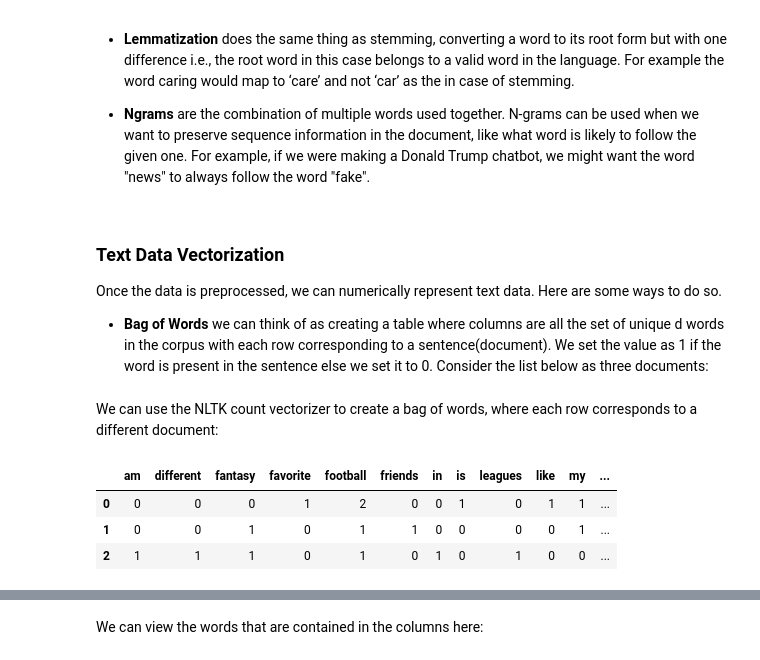
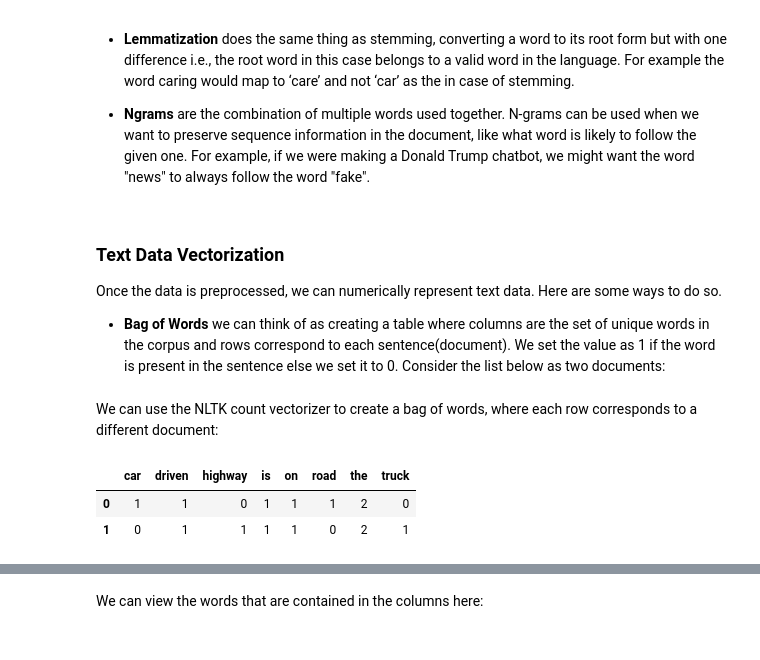
Before and after one commit to laurenshareshian/Machine-Learning-Course-Lessons, a Jupyter notebook: K - Natural Language Processing/1 - Natural Language Processing Intro.ipynb, the cells around one changed output, grey strips where cells are left out. Cells and saved outputs as stored; diff of their text form; code cells hidden in the pictures.

```diff
--- a/K - Natural Language Processing/1 - Natural Language Processing Intro.ipynb
+++ b/K - Natural Language Processing/1 - Natural Language Processing Intro.ipynb
@@ -117,4 +122,4 @@ Some other types of preprocessing that we do now but are helpful to know about a
 Once the data is preprocessed, we can numerically represent text data. Here are some ways to do so.
 
 
-- **Bag of Words** we can think of as creating a table where columns are all the set of unique d words in the corpus with each row corresponding to a sentence(document). We set the value as 1 if the word is present in the sentence else we set it to 0. Consider the list below as three documents:
+- **Bag of Words** we can think of as creating a table where columns are the set of unique words in the corpus and rows correspond to each sentence(document). We set the value as 1 if the word is present in the sentence else we set it to 0. Consider the list below as two documents:
@@ -125,18 +126,18 @@ corpus = ['I like football. Football is one of my favorite sports.',
+# %%
+corpus = ['The car is driven on the road.',
+          'The truck is driven on the highway.']
 # %% [markdown]
 We can use the NLTK count vectorizer to create a bag of words, where each row corresponds to a different document:
 # %%
 cv = CountVectorizer()
 
 X = cv.fit_transform(corpus)
-X = X.toarray()
 
-pd.DataFrame(X,
-             columns=cv.get_feature_names())
+pd.DataFrame(X.toarray(), columns=cv.get_feature_names())
 # %% [output]
-|  | am | different | fantasy | favorite | football | friends | in | is | leagues | like | my | ... |
-| 0 | 0 | 0 | 0 | 1 | 2 | 0 | 0 | 1 | 0 | 1 | 1 | ... |
-| 1 | 0 | 0 | 1 | 0 | 1 | 1 | 0 | 0 | 0 | 0 | 1 | ... |
-| 2 | 1 | 1 | 1 | 0 | 1 | 0 | 1 | 0 | 1 | 0 | 0 | ... |
+|  | car | driven | highway | is | on | road | the | truck |
+| 0 | 1 | 1 | 0 | 1 | 1 | 1 | 2 | 0 |
+| 1 | 0 | 1 | 1 | 1 | 1 | 0 | 2 | 1 |
 # %% [markdown]
 - **TF-IDF** stands for Term Frequency - Inverse Document Frequency. It takes into account that we should weight rare words more highly than common words.
 
```
Also changed, not shown: parts of 28 cells of this notebook, 32 other files.
